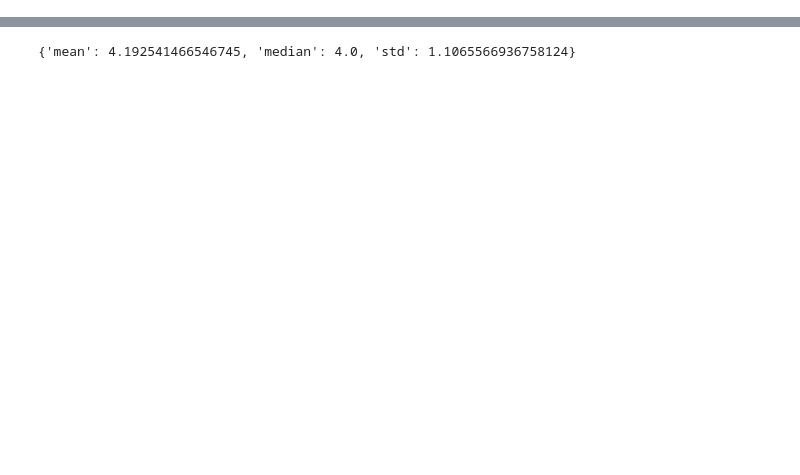
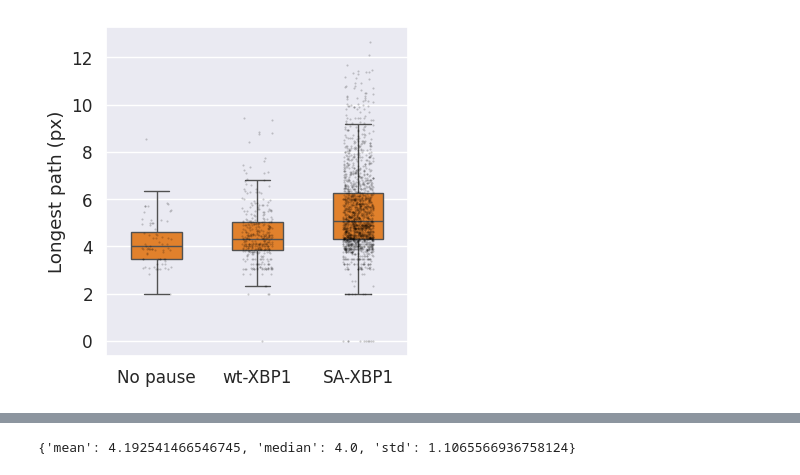
Before and after one commit to timstasevich/croparray, a Jupyter notebook: notebooks/Translation_Stalling_Quantification.ipynb, the cells around one changed output, grey strips where cells are left out. Cells and saved outputs as stored; diff of their text form; code cells hidden in the pictures; blank space fills up the shorter version.

```diff
--- a/notebooks/Translation_Stalling_Quantification.ipynb
+++ b/notebooks/Translation_Stalling_Quantification.ipynb
@@ -48,0 +84,30 @@ ca2.measure.mask_skeleton_length(source="ch0_mask_manual",out_prefix="ch0_mask_m
+# %%
+df_pts = df_plot.sample(2000, random_state=0)
+
+plt.figure(figsize=(4, 4))
+
+sns.boxplot(
+    data=df_plot,
+    x="Exp",
+    y=metric,
+    showfliers=False,
+    width=0.5,
+    color="tab:orange",
+)
+
+sns.stripplot(
+    data=df_pts,
+    x="Exp",
+    y=metric,
+    color="black",
+    size=1.5,
+    alpha=0.2,
+    jitter=0.15,
+)
+
+plt.ylabel("Longest path (px)")
+plt.xlabel("")
+plt.tight_layout()
+plt.show()
+# %% [output]
+[figure, added]
```
Also changed, not shown: parts of 18 cells of this notebook.
